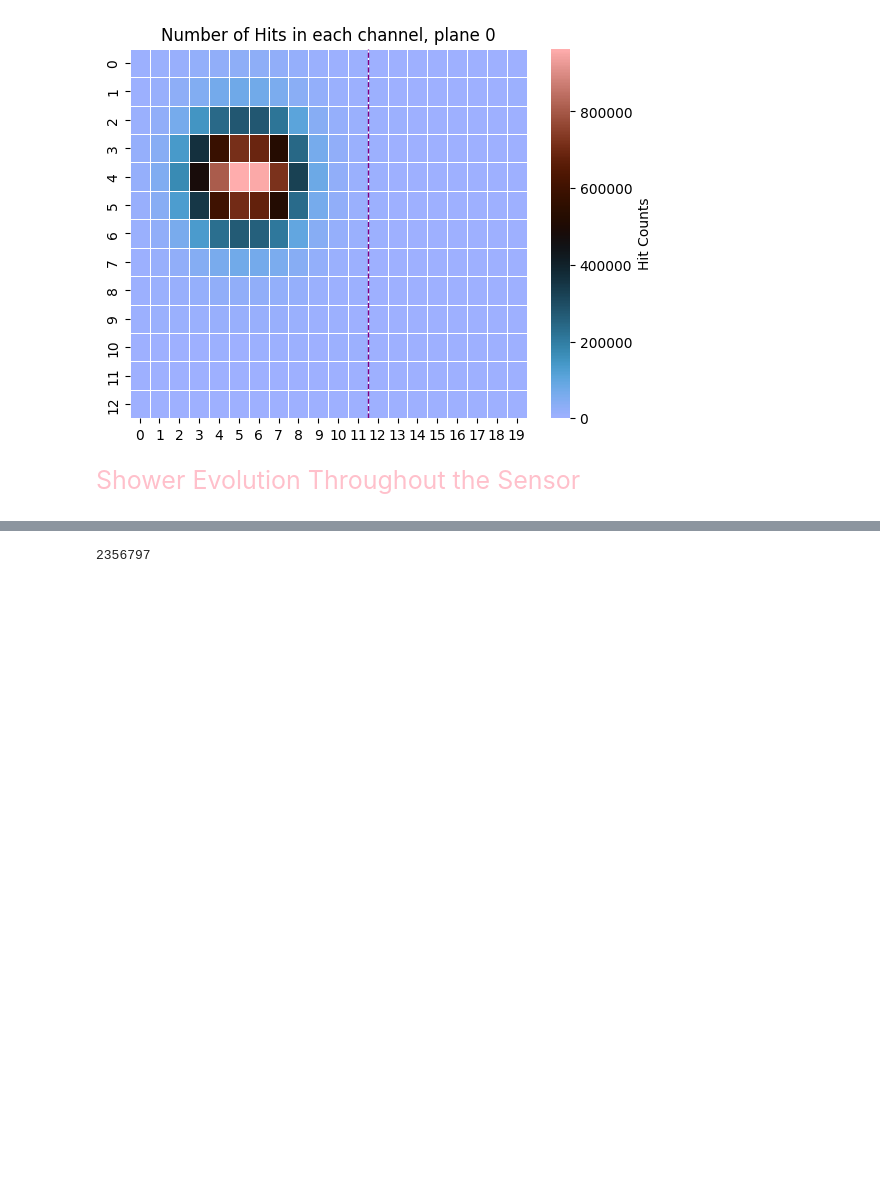
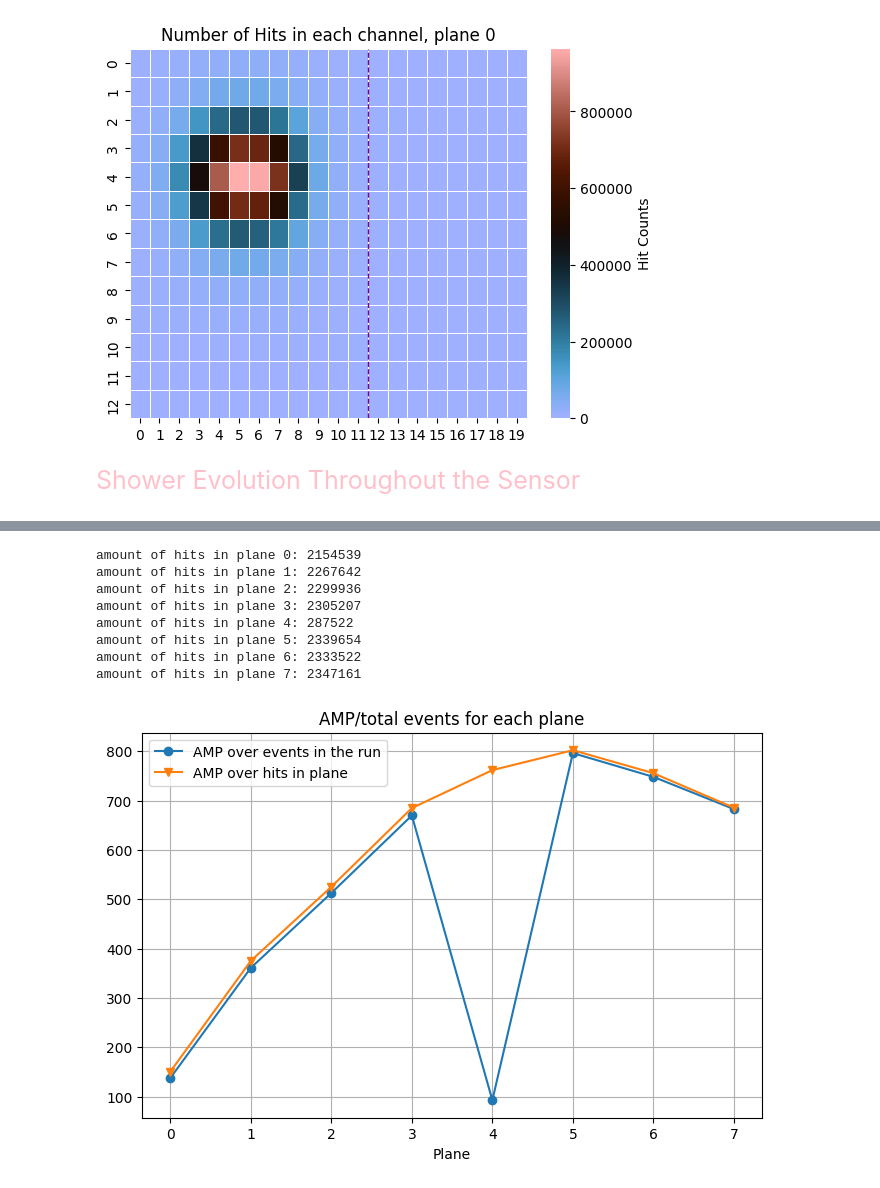
Before and after one commit to Ben-David-Ben/F-Cal-TB-Project, a Jupyter notebook: TB2025_Gap.ipynb, the cells around one changed output, grey strips where cells are left out. Drawn from its saved outputs; the diff is of its cells as text; code cells hidden in the pictures; blank space fills up the shorter version.

```diff
--- a/TB2025_Gap.ipynb
+++ b/TB2025_Gap.ipynb
@@ -96,32 +112,54 @@ def average_amp_vs_plane(hit_data):
     planes = np.arange(0,8,1)
 
     # create a list of total energy(amp) for each plane
-    amp_list = []
+    plane_avg_amp_list = []
+    run_avg_amp_list = []
+    plane_hits_amount_list = []
 
     # get the amp for each plane
     for plane in range(7,-1,-1):
 
         # get only the hits on the wanted plane
         hits_plane_n = hit_data[hit_data.plane == plane]
-
-        # clean data from empty cells
-        clean_plane_n = hits_plane_n[ak.num(hits_plane_n.ch) > 0]
+        hits_plane_n_amp = hits_plane_n.amp
+        clean_plane_n_amp = hits_plane_n_amp[ak.num(hits_plane_n_amp) > 0]
 
         # count the amplitude for every plane
-        plane_pad_amp = clean_plane_n.amp                  # get only the amplitudes of the given pad in the plane
-        plane_total_amp = ak.sum(plane_pad_amp)             # sum all the amplitudes
-        amp_list.append(plane_total_amp)
+        plane_total_amp = ak.sum(clean_plane_n_amp)             # sum all the amplitudes
+
+        # get the average over all events in the run
+        run_avg_amp = plane_total_amp / events
+        run_avg_amp_list.append(run_avg_amp)
+
+        # get the average over all the hits in the specific plane
+        plane_avg_amp = plane_total_amp / len(clean_plane_n_amp)
+        plane_avg_amp_list.append(plane_avg_amp)
+
+        # total amount of hits in each plane
+        # plane_hits_amount_list.append(len(clean_plane_n_amp)/1000)
+        print(f"amount of hits in plane {7 - plane}:", len(clean_plane_n_amp))
 
     # print the graph of average energy vs plane
 
     plt.figure(figsize=(8, 5))
-    plt.plot(planes, amp_list, marker='o')
+    plt.plot(planes, run_avg_amp_list, marker='o', label = "AMP over events in the run")
+    plt.plot(planes, plane_avg_amp_list, marker='v', label = "AMP over hits in plane")
+    # plt.scatter(planes, plane_hits_amount_list, marker='d', label = "hits amount in plane")
     plt.xlabel('Plane')
-    plt.ylabel('Energy')
-    plt.title('Graph of x vs y')
+    # plt.ylabel('AMP/(Total Events)')
+    plt.title('AMP/total events for each plane')
     plt.grid(True)
+    plt.legend()
     plt.show()
 # %%
-len(hit_data_1101)
+average_amp_vs_plane(hit_data_1101)
 # %% [output]
-2356797
+amount of hits in plane 0: 2154539
+amount of hits in plane 1: 2267642
+amount of hits in plane 2: 2299936
+amount of hits in plane 3: 2305207
+amount of hits in plane 4: 287522
+amount of hits in plane 5: 2339654
+amount of hits in plane 6: 2333522
+amount of hits in plane 7: 2347161
+[figure, added]
```
Also changed, not shown: parts of 8 cells of this notebook, 3 other files.
